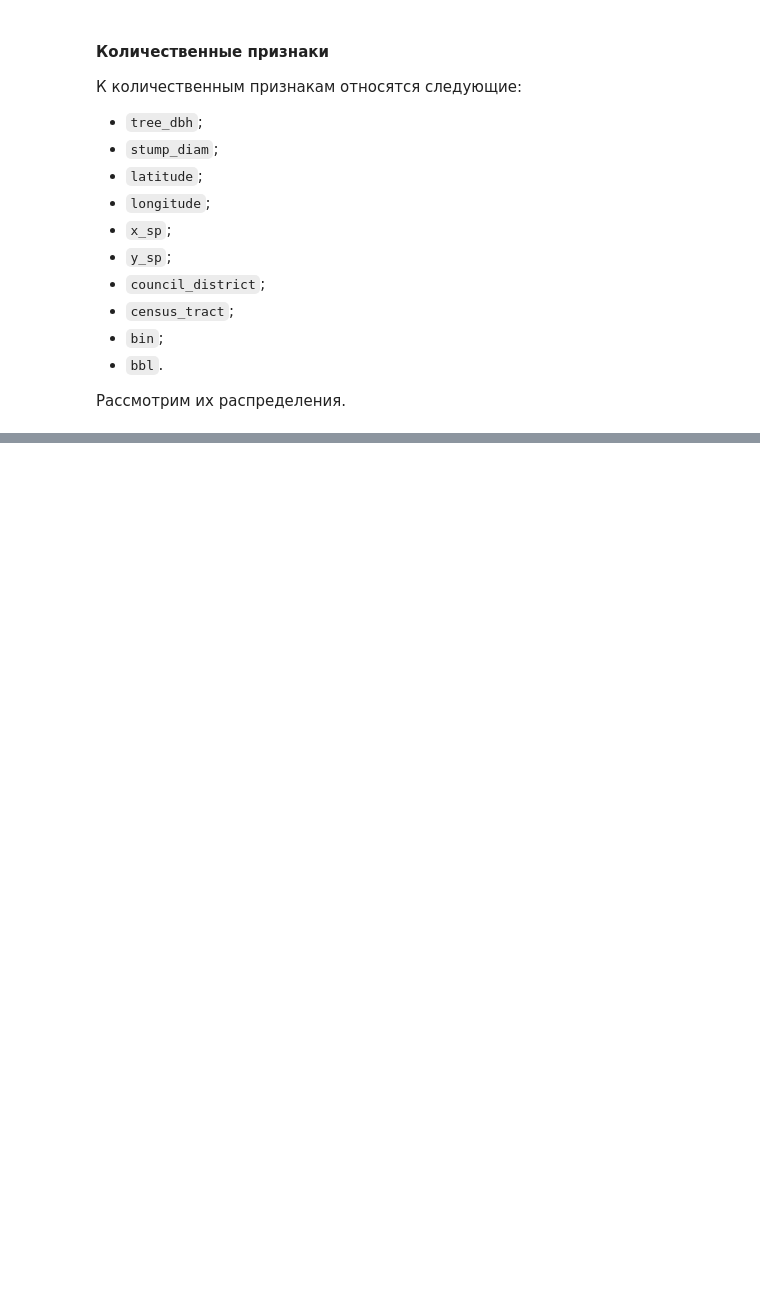
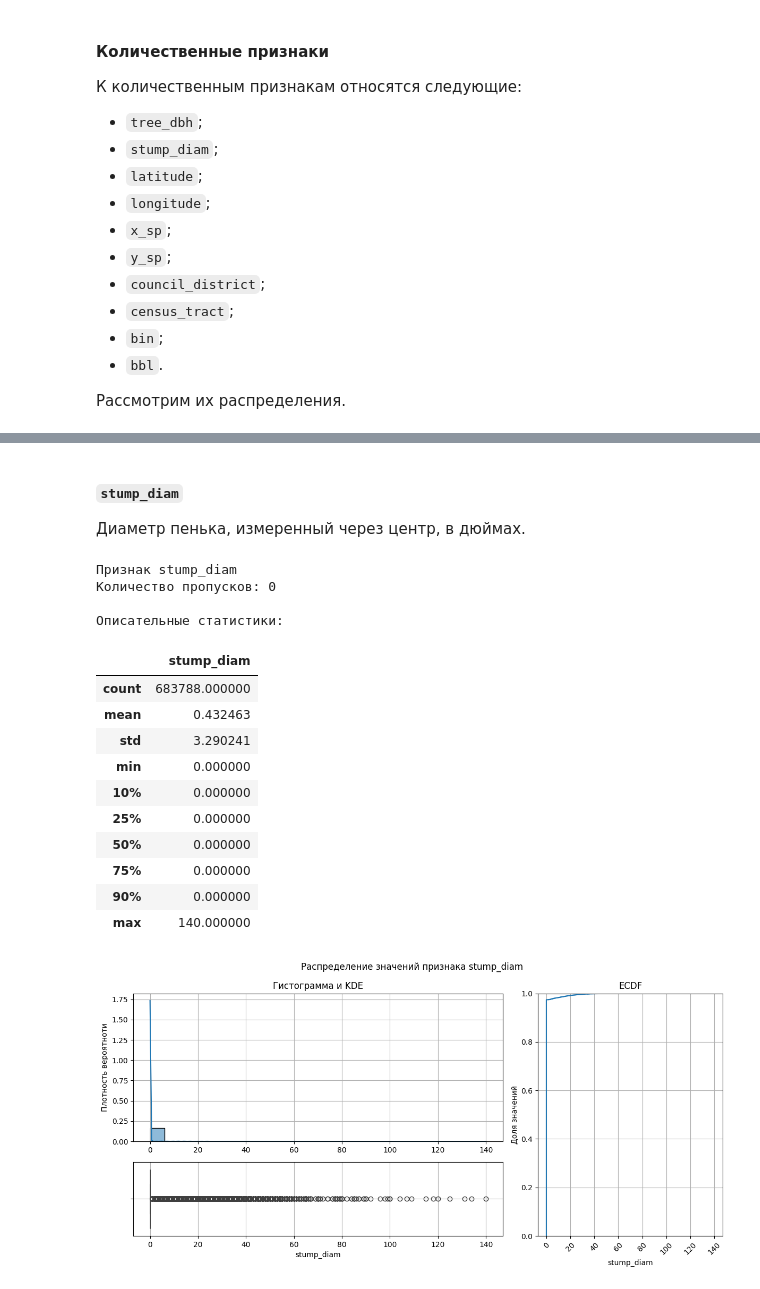
Before and after one commit to AlekseiBogachev/ny-tree-census, a Jupyter notebook: notebooks/exploratory/eda.ipynb, the cells around one changed output, grey strips where cells are left out. Saved outputs shown, nothing was run; the diff lists cells and outputs as text; code cells hidden in the pictures; blank space fills up the shorter version.

```diff
--- a/notebooks/exploratory/eda.ipynb
+++ b/notebooks/exploratory/eda.ipynb
@@ -363,0 +397,25 @@ pd.DataFrame(
+# %% [markdown]
+##### `stump_diam`
+Диаметр пенька, измеренный через центр, в дюймах.
+# %%
+explore_num_feature(
+    data=dataset,
+    column_name="stump_diam",
+)
+# %% [output]
+Признак stump_diam
+Количество пропусков: 0
+
+Описательные статистики:
+|  | stump_diam |
+| count | 683788.000000 |
+| mean | 0.432463 |
+| std | 3.290241 |
+| min | 0.000000 |
+| 10% | 0.000000 |
+| 25% | 0.000000 |
+| 50% | 0.000000 |
+| 75% | 0.000000 |
+| 90% | 0.000000 |
+| max | 140.000000 |
+[figure, added]
```
Also changed, not shown: parts of 7 cells of this notebook, 2 other files.
